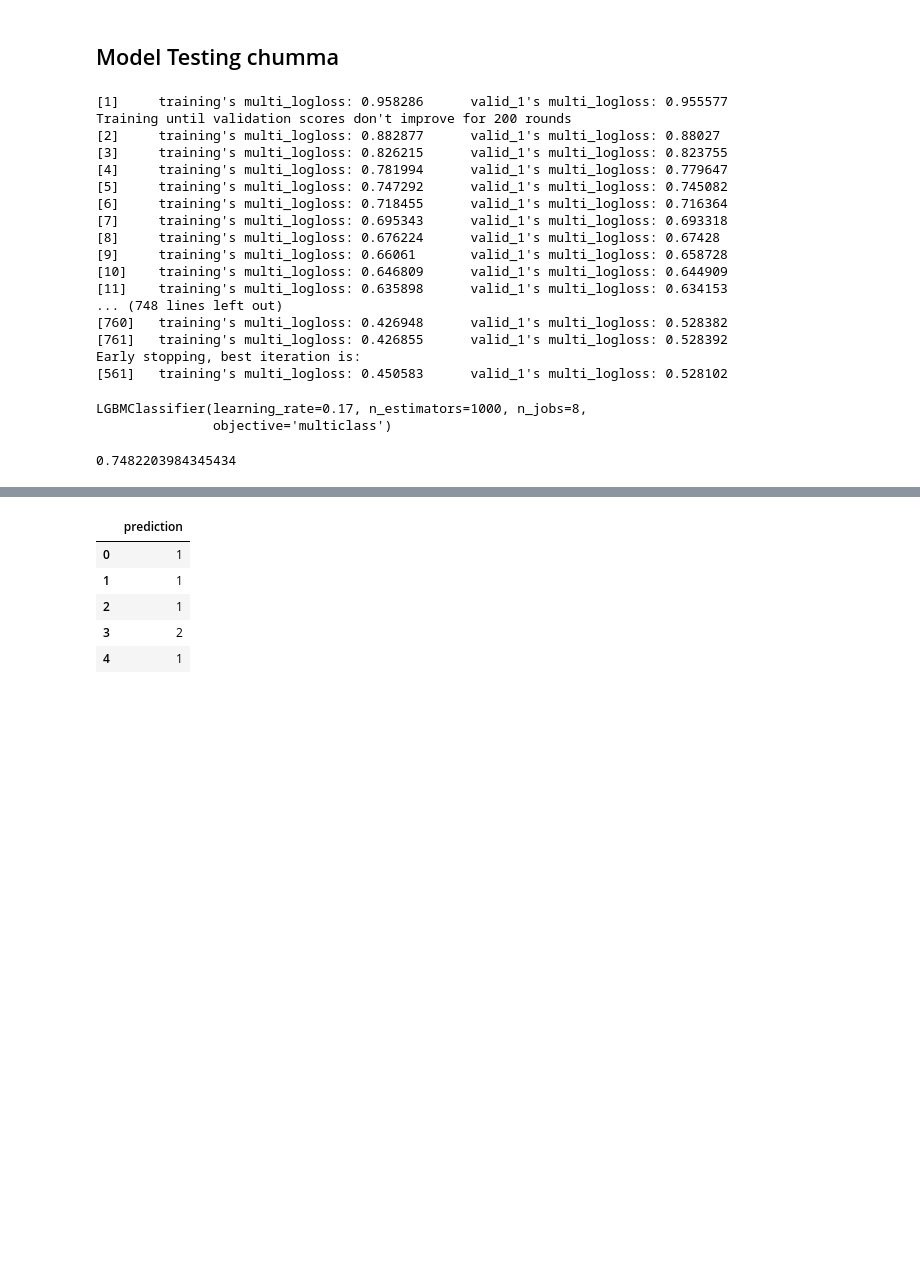
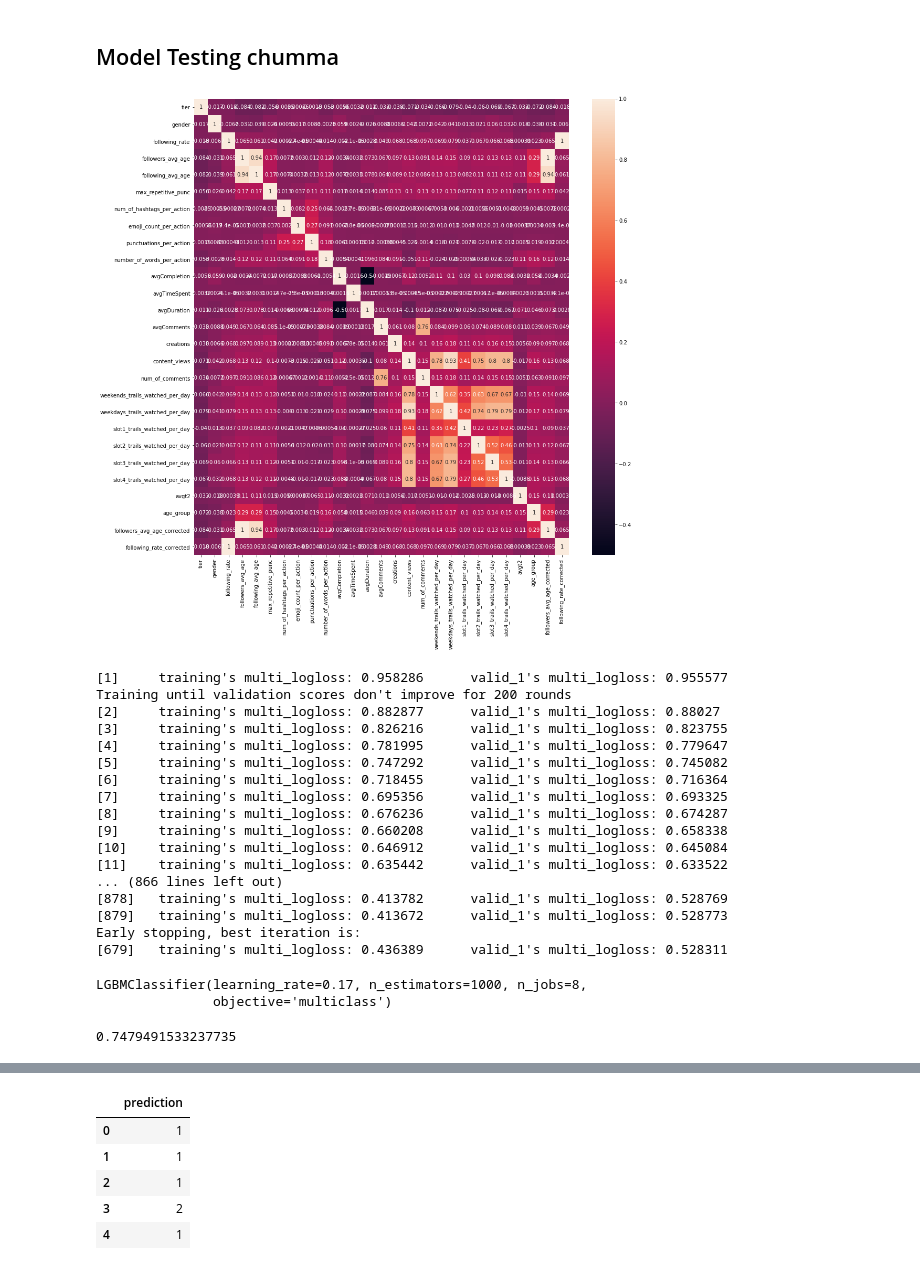
Before and after one commit to aryanpandey/Cascade-Cup-2020, a Jupyter notebook: Cascade Cup 2020.ipynb, the cells around one changed output, grey strips where cells are left out. Drawn from its saved outputs; the diff is of its cells as text; code cells hidden in the pictures; blank space fills up the shorter version.

```diff
--- a/Cascade Cup 2020.ipynb
+++ b/Cascade Cup 2020.ipynb
@@ -154,3 +154,6 @@ followers_avg_age_corrected
 Length: 3495, dtype: int64
 # %%
 test['followers_avg_age_corrected'] = 30*test['followers_avg_age'] - 20
+# %%
+traintest = pd.concat([train, test])
+traintest
@@ -157,8 +190,19 @@ test['followers_avg_age_corrected'] = 30*test['followers_avg_age'] - 20
+# %%
+traintest['following_rate_corrected'] = np.round(traintest['following_rate']/0.00000686)
 # %% [markdown]
 ## Model Testing chumma
 # %%
 from sklearn.metrics import f1_score
 import lightgbm as lgb
+# %%
+train = traintest[:488877]
+test = traintest[488877:]
+# %%
+plt.figure(figsize = (16,16))
+sns.heatmap(train.drop(['Unnamed: 0', 'userId'], axis = 1).corr(), annot = True)
+plt.show()
+# %% [output]
+[figure, added]
 # %%
 X = train.drop(['Unnamed: 0', 'userId', 'age_group'], axis = 1)
 Y = train['age_group']
@@ -173,26 +217,26 @@ clf.fit(X_Train, Y_Train, early_stopping_rounds = 200, eval_set = [(X_Train, Y_T
 [1]     training's multi_logloss: 0.958286      valid_1's multi_logloss: 0.955577
 Training until validation scores don't improve for 200 rounds
 [2]     training's multi_logloss: 0.882877      valid_1's multi_logloss: 0.88027
-[3]     training's multi_logloss: 0.826215      valid_1's multi_logloss: 0.823755
-[4]     training's multi_logloss: 0.781994      valid_1's multi_logloss: 0.779647
+[3]     training's multi_logloss: 0.826216      valid_1's multi_logloss: 0.823755
+[4]     training's multi_logloss: 0.781995      valid_1's multi_logloss: 0.779647
 [5]     training's multi_logloss: 0.747292      valid_1's multi_logloss: 0.745082
 [6]     training's multi_logloss: 0.718455      valid_1's multi_logloss: 0.716364
-[7]     training's multi_logloss: 0.695343      valid_1's multi_logloss: 0.693318
-[8]     training's multi_logloss: 0.676224      valid_1's multi_logloss: 0.67428
-[9]     training's multi_logloss: 0.66061       valid_1's multi_logloss: 0.658728
-[10]    training's multi_logloss: 0.646809      valid_1's multi_logloss: 0.644909
-[11]    training's multi_logloss: 0.635898      valid_1's multi_logloss: 0.634153
-... (748 lines left out)
-[760]   training's multi_logloss: 0.426948      valid_1's multi_logloss: 0.528382
-[761]   training's multi_logloss: 0.426855      valid_1's multi_logloss: 0.528392
+[7]     training's multi_logloss: 0.695356      valid_1's multi_logloss: 0.693325
+[8]     training's multi_logloss: 0.676236      valid_1's multi_logloss: 0.674287
+[9]     training's multi_logloss: 0.660208      valid_1's multi_logloss: 0.658338
+[10]    training's multi_logloss: 0.646912      valid_1's multi_logloss: 0.645084
+[11]    training's multi_logloss: 0.635442      valid_1's multi_logloss: 0.633522
+... (866 lines left out)
+[878]   training's multi_logloss: 0.413782      valid_1's multi_logloss: 0.528769
+[879]   training's multi_logloss: 0.413672      valid_1's multi_logloss: 0.528773
 Early stopping, best iteration is:
-[561]   training's multi_logloss: 0.450583      valid_1's multi_logloss: 0.528102
+[679]   training's multi_logloss: 0.436389      valid_1's multi_logloss: 0.528311
 LGBMClassifier(learning_rate=0.17, n_estimators=1000, n_jobs=8,
                objective='multiclass')
 # %%
 pred = clf.predict(X_CV)
 print(f1_score(Y_CV, pred, average = 'weighted'))
 # %% [output]
-0.7482203984345434
+0.7479491533237735
 # %%
 from xgboost import XGBClassifier
```
Also changed, not shown: parts of 4 cells of this notebook.
